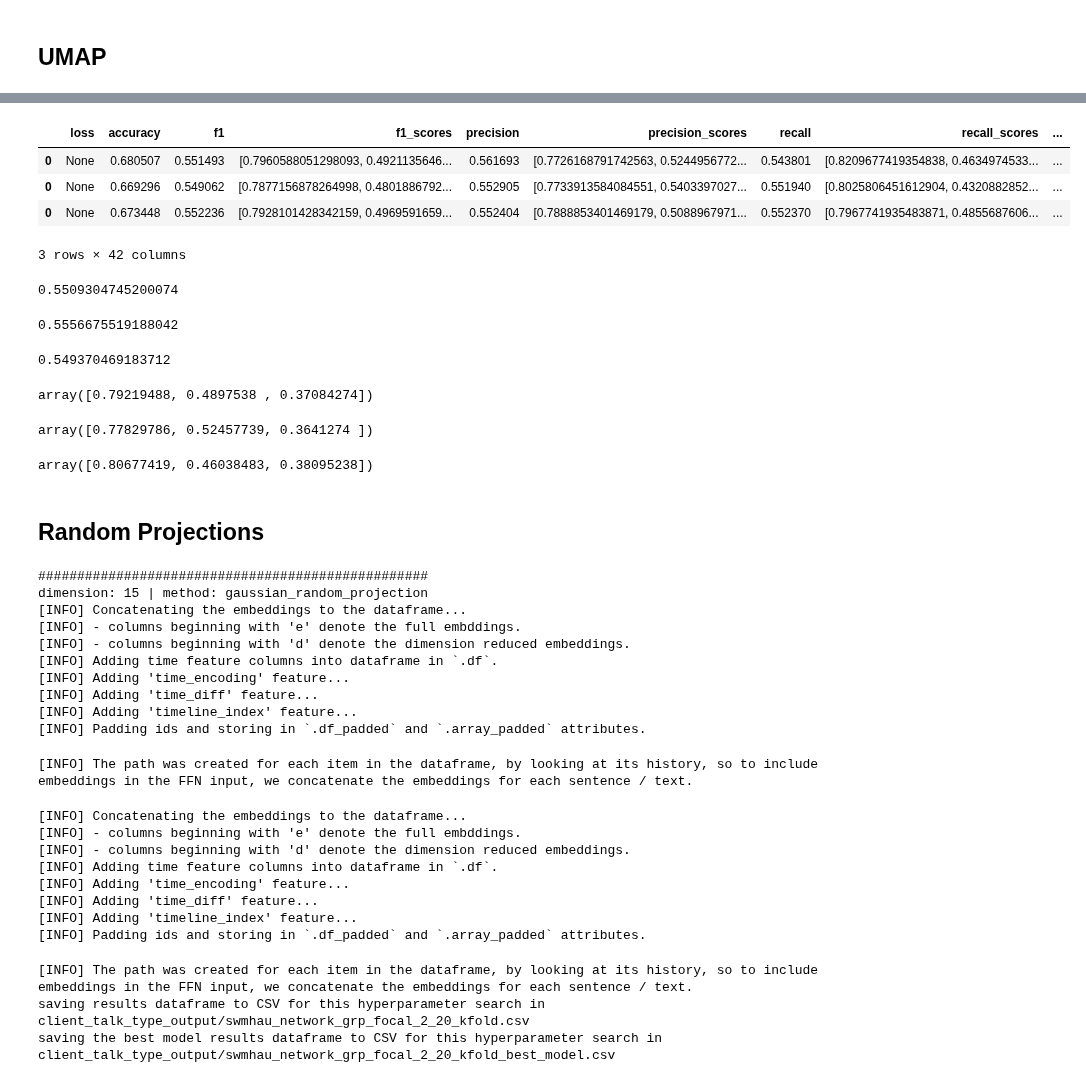
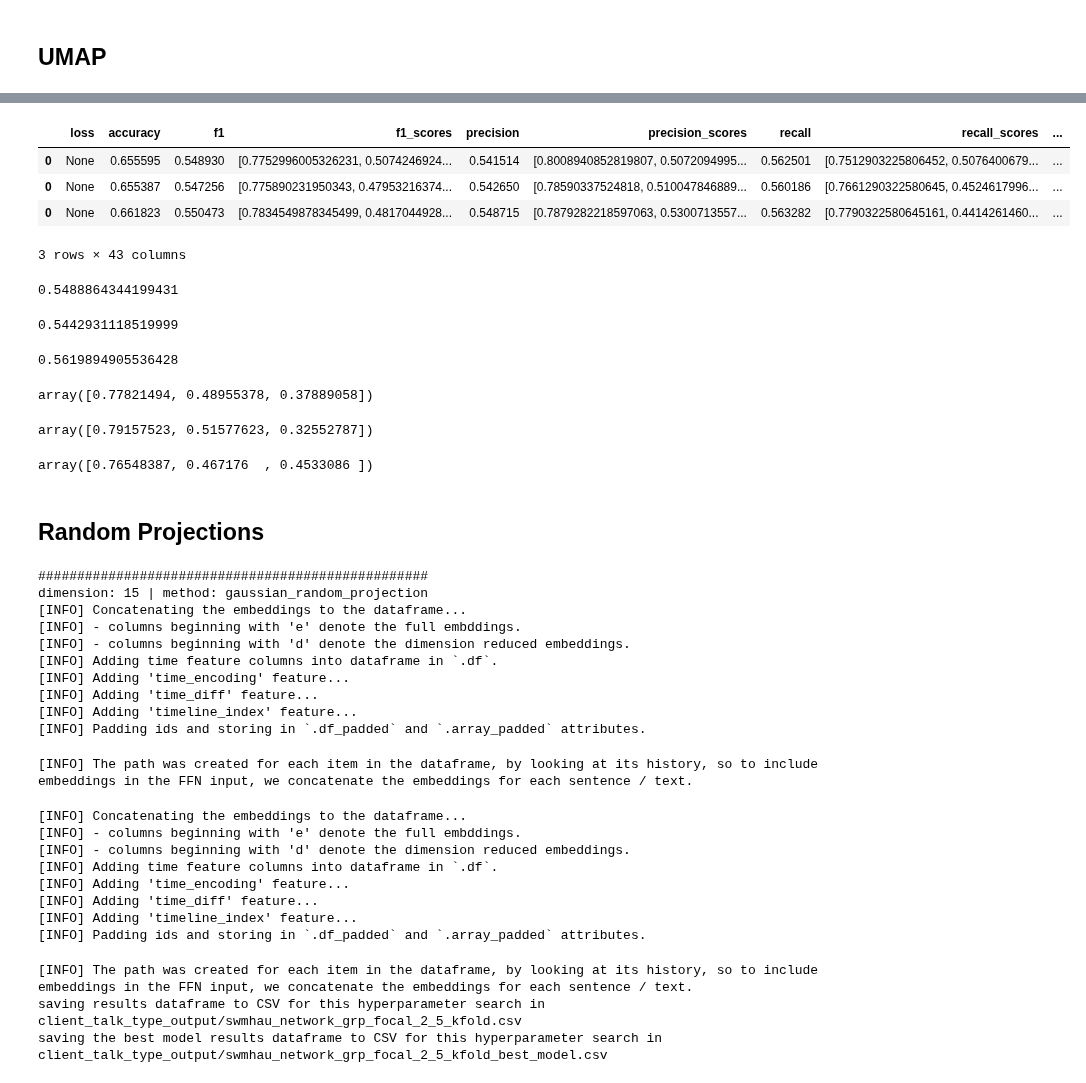
Before and after one commit to ttseriotou/sig-networks, a Jupyter notebook: notebooks/AnnoMI/client_talk_type_prediction/anno_mi-client-swmhau.ipynb, the cells around one changed output, grey strips where cells are left out. Saved outputs shown, nothing was run; the diff lists cells and outputs as text; code cells hidden in the pictures.

```diff
--- a/notebooks/AnnoMI/client_talk_type_prediction/anno_mi-client-swmhau.ipynb
+++ b/notebooks/AnnoMI/client_talk_type_prediction/anno_mi-client-swmhau.ipynb
@@ -43,14 +51,15 @@ We only want to consider paths that correspond to a client's utterance as we wan
 # %%
 features = ["timeline_index", "speaker"]
 standardise_method = [None, None]
-include_features_in_path = False
+include_features_in_path = True
+include_features_in_input = False
 # %%
 num_epochs = 100
 dimensions = [15] # [50, 15]
 # define swmhau parameters: (output_channels, sig_depth, num_heads)
-swmhau_parameters = [(12, 3, 10), (8, 4, 6)]#, (8, 4, 12)]
+swmhau_parameters = [(12, 3, 10), (8, 4, 6), (8, 4, 12)]
 num_layers = [1]
-ffn_hidden_dim_sizes = [[128,128],[256,256],[512,512]]
+ffn_hidden_dim_sizes = [[256,256],[512,512]]
 dropout_rates = [0.1, 0.2]
 learning_rates = [1e-3, 1e-4, 5e-4]
 seeds = [1, 12, 123]
@@ -61,8 +72,9 @@ patience = 5
+# %%
+size = 5
 # %% [markdown]
 ## UMAP
 # %%
-size = 20
-swmhau_network_umap_kfold_20, best_swmhau_network_umap_kfold_20, _, __ = swmhau_network_hyperparameter_search(
+swmhau_network_umap_kfold_5, best_swmhau_network_umap_kfold_5, _, __ = swmhau_network_hyperparameter_search(
     num_epochs=num_epochs,
     df=anno_mi,
     id_column="transcript_id",
@@ -82,9 +94,11 @@ swmhau_network_umap_kfold_20, best_swmhau_network_umap_kfold_20, _, __ = swmhau_
     seeds=seeds,
     loss=loss,
     gamma=gamma,
+    device=device,
     features=features,
     standardise_method=standardise_method,
     include_features_in_path=include_features_in_path,
+    include_features_in_input=include_features_in_input,
     path_indices=client_index,
     k_fold=True,
     patience=patience,
@@ -148,40 +162,39 @@ swmhau_network_umap_kfold_20.groupby([
 # %%
-best_swmhau_network_umap_kfold_20
+best_swmhau_network_umap_kfold_5
 # %% [output]
 |  | loss | accuracy | f1 | f1_scores | precision | precision_scores | recall | recall_scores | ... |
-| 0 | None | 0.680507 | 0.551493 | [0.7960588051298093, 0.4921135646... | 0.561693 | [0.7726168791742563, 0.5244956772... | 0.543801 | [0.8209677419354838, 0.4634974533... | ... |
-| 0 | None | 0.669296 | 0.549062 | [0.7877156878264998, 0.4801886792... | 0.552905 | [0.7733913584084551, 0.5403397027... | 0.551940 | [0.8025806451612904, 0.4320882852... | ... |
-| 0 | None | 0.673448 | 0.552236 | [0.7928101428342159, 0.4969591659... | 0.552404 | [0.7888853401469179, 0.5088967971... | 0.552370 | [0.7967741935483871, 0.4855687606... | ... |
+| 0 | None | 0.655595 | 0.548930 | [0.7752996005326231, 0.5074246924... | 0.541514 | [0.8008940852819807, 0.5072094995... | 0.562501 | [0.7512903225806452, 0.5076400679... | ... |
+| 0 | None | 0.655387 | 0.547256 | [0.775890231950343, 0.47953216374... | 0.542650 | [0.78590337524818, 0.510047846889... | 0.560186 | [0.7661290322580645, 0.4524617996... | ... |
+| 0 | None | 0.661823 | 0.550473 | [0.7834549878345499, 0.4817044928... | 0.548715 | [0.7879282218597063, 0.5300713557... | 0.563282 | [0.7790322580645161, 0.4414261460... | ... |
-3 rows × 42 columns
+3 rows × 43 columns
 # %%
-best_swmhau_network_umap_kfold_20["f1"].mean()
+best_swmhau_network_umap_kfold_5["f1"].mean()
 # %% [output]
-0.5509304745200074
+0.5488864344199431
 # %%
-best_swmhau_network_umap_kfold_20["precision"].mean()
+best_swmhau_network_umap_kfold_5["precision"].mean()
 # %% [output]
-0.5556675519188042
+0.5442931118519999
 # %%
-best_swmhau_network_umap_kfold_20["recall"].mean()
+best_swmhau_network_umap_kfold_5["recall"].mean()
 # %% [output]
-0.549370469183712
+0.5619894905536428
 # %%
-np.stack(best_swmhau_network_umap_kfold_20["f1_scores"]).mean(axis=0)
+np.stack(best_swmhau_network_umap_kfold_5["f1_scores"]).mean(axis=0)
 # %% [output]
-array([0.79219488, 0.4897538 , 0.37084274])
+array([0.77821494, 0.48955378, 0.37889058])
 # %%
-np.stack(best_swmhau_network_umap_kfold_20["precision_scores"]).mean(axis=0)
+np.stack(best_swmhau_network_umap_kfold_5["precision_scores"]).mean(axis=0)
 # %% [output]
-array([0.77829786, 0.52457739, 0.3641274 ])
+array([0.79157523, 0.51577623, 0.32552787])
 # %%
-np.stack(best_swmhau_network_umap_kfold_20["recall_scores"]).mean(axis=0)
+np.stack(best_swmhau_network_umap_kfold_5["recall_scores"]).mean(axis=0)
 # %% [output]
-array([0.80677419, 0.46038483, 0.38095238])
+array([0.76548387, 0.467176  , 0.4533086 ])
 # %% [markdown]
 ## Random Projections
 # %%
-size = 20
-swmhau_network_grp_kfold_20, best_swmhau_network_grp_kfold_20, _, __ = swmhau_network_hyperparameter_search(
+swmhau_network_grp_kfold_5, best_swmhau_network_grp_kfold_5, _, __ = swmhau_network_hyperparameter_search(
     num_epochs=num_epochs,
     df=anno_mi,
     id_column="transcript_id",
@@ -201,9 +214,11 @@ swmhau_network_grp_kfold_20, best_swmhau_network_grp_kfold_20, _, __ = swmhau_ne
     seeds=seeds,
     loss=loss,
     gamma=gamma,
+    device=device,
     features=features,
     standardise_method=standardise_method,
     include_features_in_path=include_features_in_path,
+    include_features_in_input=include_features_in_input,
     path_indices=client_index,
     k_fold=True,
     patience=patience,
@@ -232,6 +247,6 @@ dimension: 15 | method: gaussian_random_projection
 [INFO] Adding 'timeline_index' feature...
 [INFO] Padding ids and storing in `.df_padded` and `.array_padded` attributes.
 [INFO] The path was created for each item in the dataframe, by looking at its history, so to include embeddings in the FFN input, we concatenate the embeddings for each sentence / text.
-saving results dataframe to CSV for this hyperparameter search in client_talk_type_output/swmhau_network_grp_focal_2_20_kfold.csv
-saving the best model results dataframe to CSV for this hyperparameter search in client_talk_type_output/swmhau_network_grp_focal_2_20_kfold_best_model.csv
+saving results dataframe to CSV for this hyperparameter search in client_talk_type_output/swmhau_network_grp_focal_2_5_kfold.csv
+saving the best model results dataframe to CSV for this hyperparameter search in client_talk_type_output/swmhau_network_grp_focal_2_5_kfold_best_model.csv
 # %%
```
Also changed, not shown: parts of 78 cells of this notebook, 48 other files.
